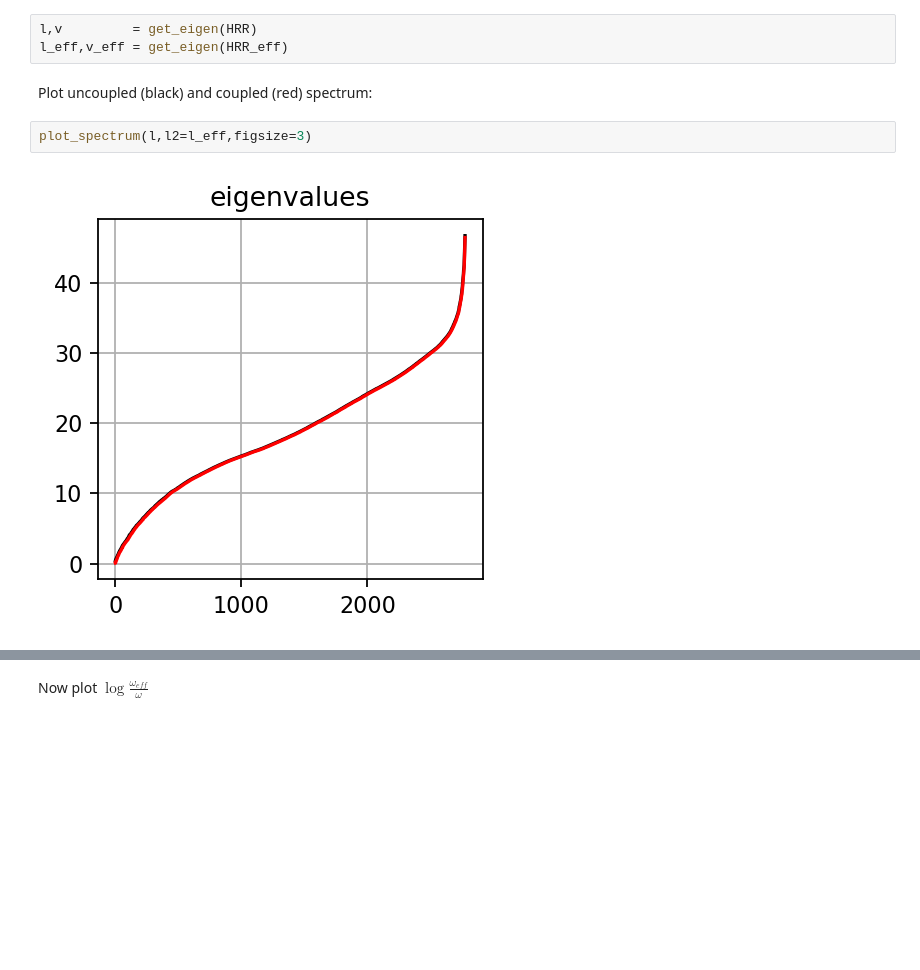
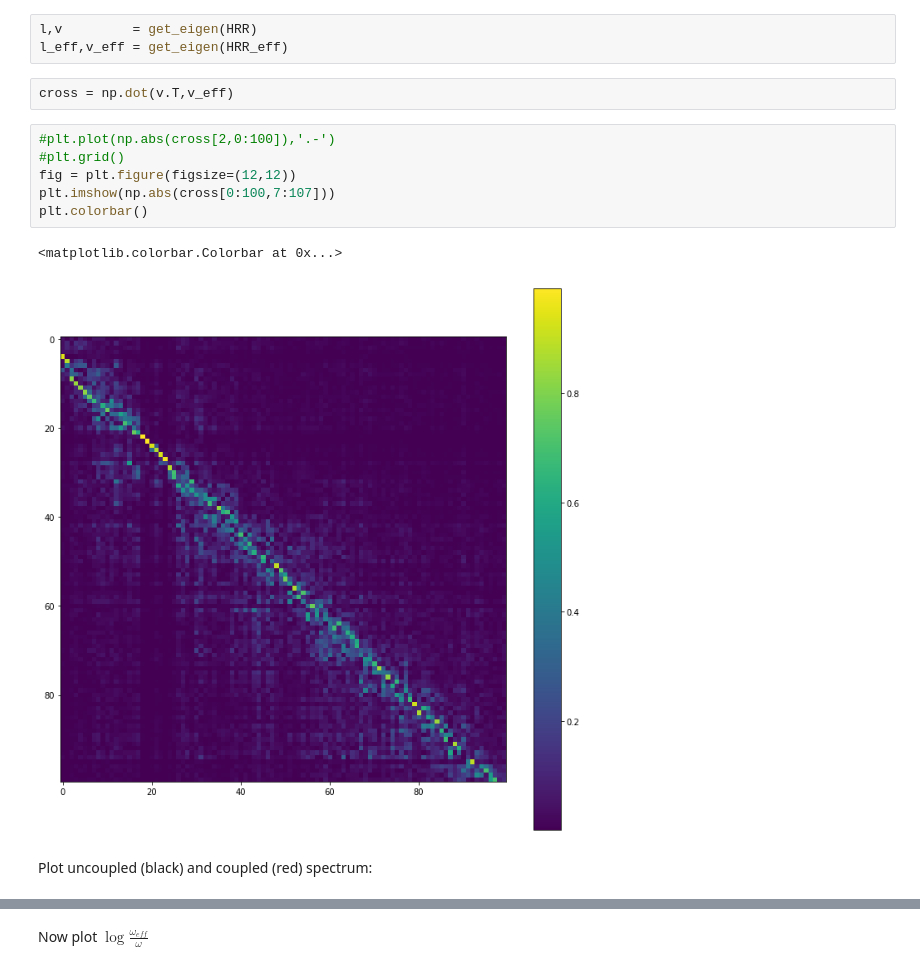
Before and after one commit to fredericpoitevin/ASIC_modelling, a Jupyter notebook: binding energy.ipynb, the cells around one changed output, grey strips where cells are left out. Cells and saved outputs as stored; diff of their text form; blank space fills up the shorter version.

```diff
--- a/binding energy.ipynb
+++ b/binding energy.ipynb
@@ -111,9 +111,16 @@ Compute eigenvalues and associated normal modes
 # %%
 l,v         = get_eigen(HRR)
 l_eff,v_eff = get_eigen(HRR_eff)
+# %%
+cross = np.dot(v.T,v_eff)
+# %%
+#plt.plot(np.abs(cross[2,0:100]),'.-')
+#plt.grid()
+fig = plt.figure(figsize=(12,12))
+plt.imshow(np.abs(cross[0:100,7:107]))
+plt.colorbar()
+# %% [output]
+<matplotlib.colorbar.Colorbar at 0x...>
+[figure, added]
 # %% [markdown]
 Plot uncoupled (black) and coupled (red) spectrum:
-# %%
-plot_spectrum(l,l2=l_eff,figsize=3)
-# %% [output]
-[figure, removed]
```
Also changed, not shown: parts of 7 cells of this notebook, 20 other files.
